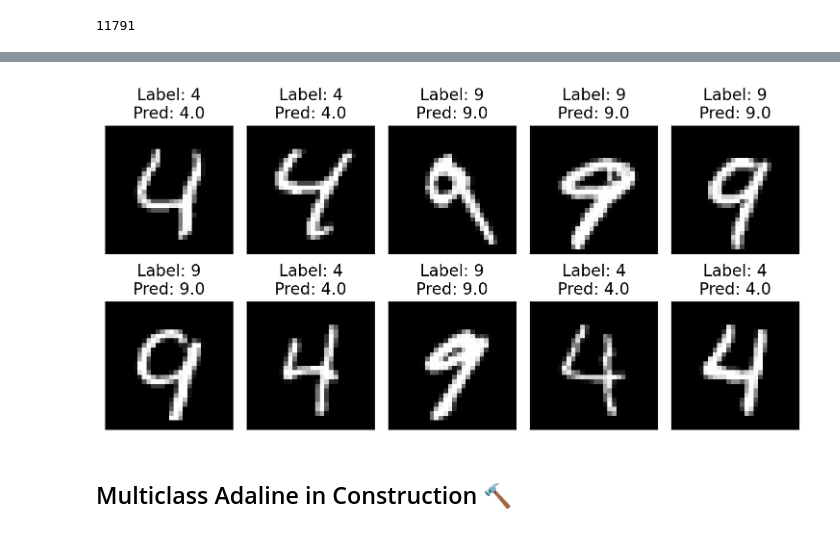
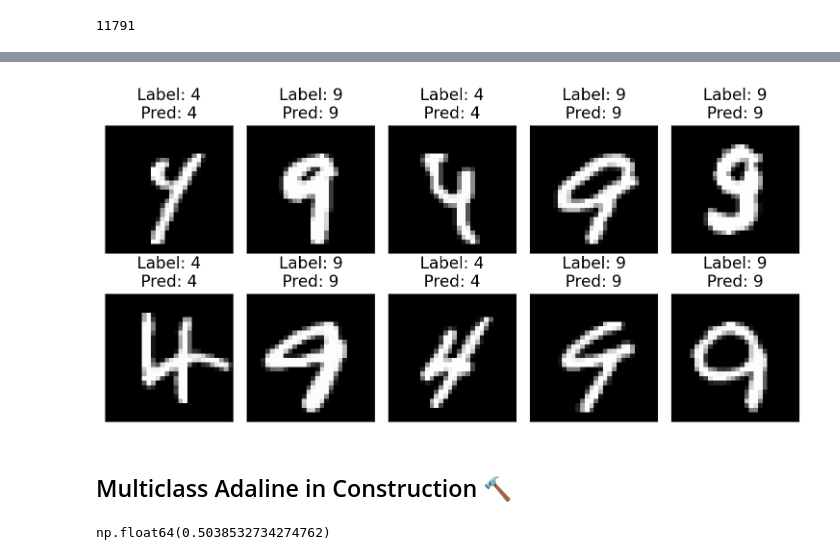
Before and after one commit to lukasGeisseler/Neural_Networks_in_Numpy, a Jupyter notebook: 03_Adaline.ipynb, the cells around one changed output, grey strips where cells are left out. Cells and saved outputs as stored; diff of their text form; code cells hidden in the pictures.

```diff
--- a/03_Adaline.ipynb
+++ b/03_Adaline.ipynb
@@ -59,7 +59,7 @@ def initialize_randn_weights(
 
     Args:
         n_inputs (int): Number of input features.
-        n_outputs (int): Number of output neurons.
+        n_classes (int): Number of output neurons if n_classes >= 2, otherwise it is a binary classification problem.
         bias_size (int): Size of the bias term. Default is 1.
         mean (float): mu or center of the normal distribution. Default is 0.
         std (float): Standard deviation of the normal distribution. Default is 1.
@@ -77,7 +77,7 @@ def initialize_randn_weights(
     weights = (
         rng.normal(loc=mean, scale=std, size=(n_inputs + bias_size))
         if n_classes == 2
-        else rng.normal(loc=mean, scale=std, size=(n_inputs + bias_size, n_classes))
+        else rng.normal(loc=mean, scale=std, size=(n_classes, n_inputs + bias_size))
     )
 
     return weights
@@ -151,7 +228,7 @@ def train_adaline(
     n_examples = X_train.shape[0]
 
     # initialize the weights
-    weights = initialize_randn_weights(w_len, n_classes, bias_size, 0, 0.01)
+    weights = initialize_randn_weights(w_len, n_classes, bias_size, 0.0, 0.01)
 
     train_metrics = {"loss": np.zeros(epochs), "accuracy": np.zeros(epochs)}
 
@@ -169,8 +246,8 @@ def train_adaline(
             # flatten the image
             transformed_image = normalize(image, 0, 1).flatten()
 
-            # co,pute the backward pass and update the weights (here 'leaarns' the network)
-            weights, loss, z = backward_pass(
+            # compute the backward pass and update the weights (here 'leaarns' the network)
+            weights, loss = backward_pass(
                 transformed_image, label, weights, learning_rate, bias_size
             )
 
@@ -178,9 +255,9 @@ def train_adaline(
             epoch_loss += loss
 
             # compute the accuracy
-            pred = idx2label.get(
-                step_function(z, threshold=0.5).item()
-            )  # i set the threshold between min and max
+            pred = predict(
+                transformed_image, weights, bias_size, threshold=0.5
+            )  # set the threshold between min and max
             if pred == label:
                 correct_preds += 1
 
@@ -218,23 +295,3 @@ plot_metrics(train_metrics)
-# %%
-def predict(X: np.ndarray, weights: np.ndarray, bias_size: int = 1) -> np.ndarray:
-    """
-    Predict the labels for the input data using the trained weights.
-
-    Args:
-        X (np.ndarray): Input data of shape (n_samples, n_features).
-        weights (np.ndarray): Trained weights of shape (n_features + bias_size, n_classes).
-        bias_size (int): Size of the bias term. Default is 1.
-
-    Returns:
-        np.ndarray: Predicted labels of shape (n_samples,).
-    """
-    predictions = np.zeros(X.shape[0])
-    for i, image in enumerate(X):  # iterate over the X:
-        transformed_image = normalize(image, 0, 1).round(decimals=0).flatten()
-        z = compute_weighted_sum(transformed_image, weights, bias_size)
-        pred = idx2label.get(step_function(z, threshold=0.5).item())
-        predictions[i] = pred
-    return np.array(predictions)
 # %%
 def eval_adaline(
     X_test: np.ndarray,
@@ -278,10 +345,21 @@ plt.show()
 # %%
+binary_test_images, binary_test_labels = shuffle_data(
+    binary_test_images, binary_test_labels
+)
+
 plot_examples(
     binary_test_images[:10],
     labels=binary_test_labels[:10],
-    predictions=predict(binary_test_images[:10], weights, bias_size=1),
+    predictions=[
+        predict(normalize(image, 0, 1).flatten(), weights, bias_size=1, threshold=0.5)
+        for image in binary_test_images[:10]
+    ],
 )
 # %% [output]
-[figure, old version]
+[figure, new version]
 # %% [markdown]
 ## Multiclass Adaline in Construction 🔨
+# %%
+initialize_randn_weights(784, 10, 0, 0.5, 0.001).max()
+# %% [output]
+np.float64(0.5038532734274762)
```
Also changed, not shown: parts of 16 cells of this notebook, 2 other files.
